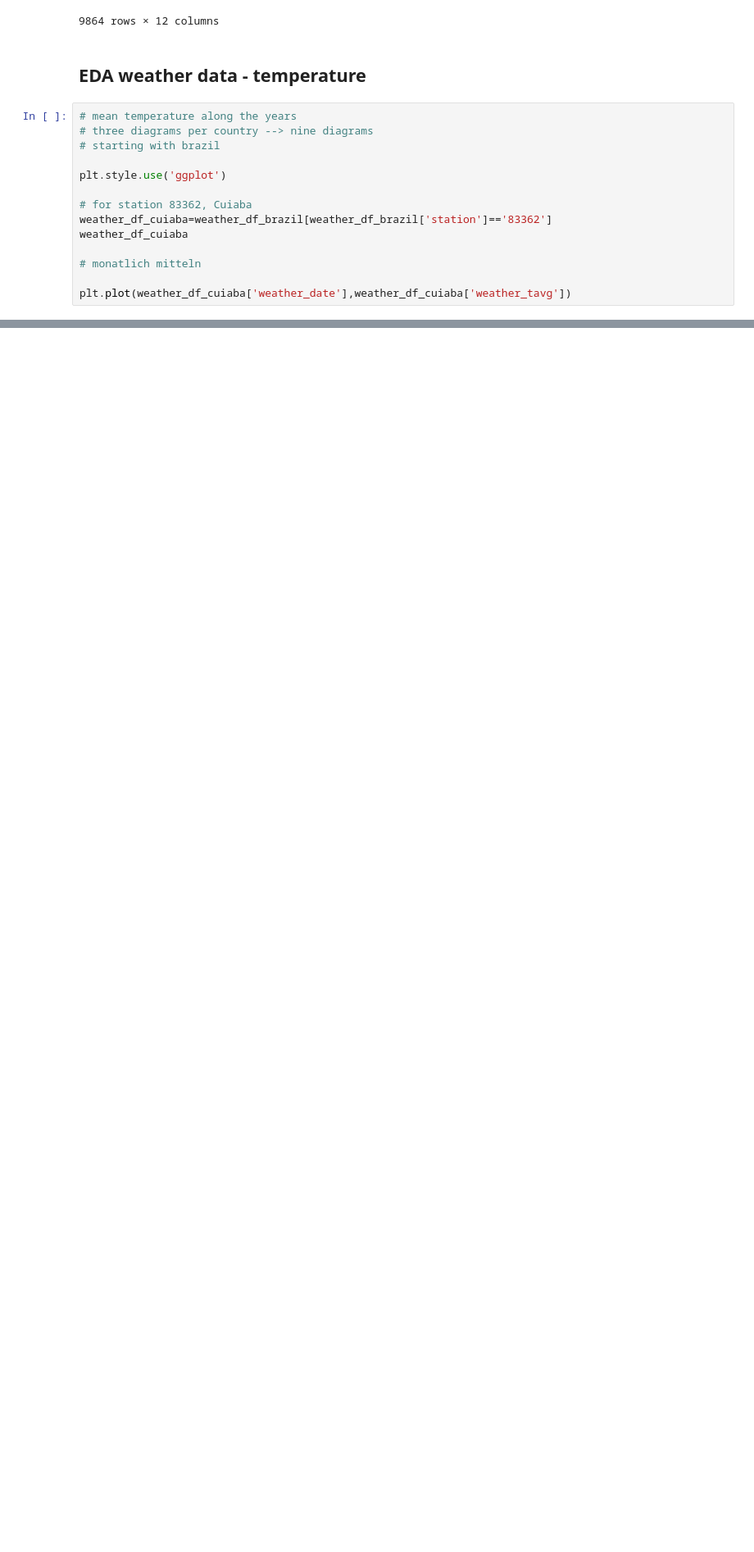
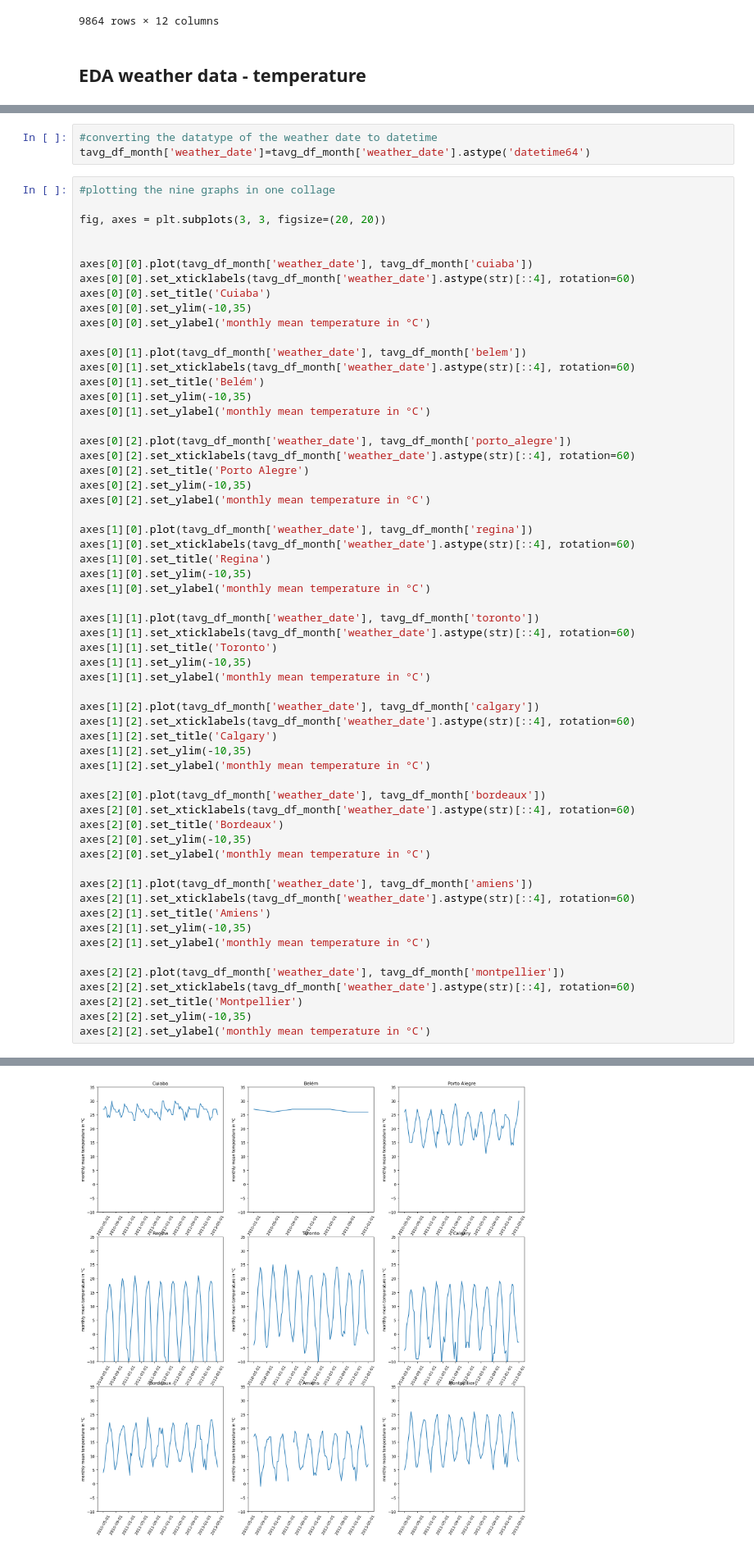
Before and after one commit to ElnazSaeidi/capstone-project-AEJS, a Jupyter notebook: weather_data_anja.ipynb, the cells around one changed output, grey strips where cells are left out. Shown at 82% size. Cells and saved outputs as stored; diff of their text form; blank space fills up the shorter version.

```diff
--- a/weather_data_anja.ipynb
+++ b/weather_data_anja.ipynb
@@ -208,17 +208,3 @@ weather_df_fran
 9864 rows × 12 columns
 # %% [markdown]
 ## EDA weather data - temperature
-# %%
-# mean temperature along the years
-# three diagrams per country --> nine diagrams
-# starting with brazil
-
-plt.style.use('ggplot')
-
-# for station 83362, Cuiaba
-weather_df_cuiaba=weather_df_brazil[weather_df_brazil['station']=='83362']
-weather_df_cuiaba
-
-# monatlich mitteln
-
-plt.plot(weather_df_cuiaba['weather_date'],weather_df_cuiaba['weather_tavg'])
@@ -310,0 +338,63 @@ tavg_df_all
+# %%
+#converting the datatype of the weather date to datetime
+tavg_df_month['weather_date']=tavg_df_month['weather_date'].astype('datetime64')
+# %%
+#plotting the nine graphs in one collage
+
+fig, axes = plt.subplots(3, 3, figsize=(20, 20))
+
+
+axes[0][0].plot(tavg_df_month['weather_date'], tavg_df_month['cuiaba'])
+axes[0][0].set_xticklabels(tavg_df_month['weather_date'].astype(str)[::4], rotation=60)
+axes[0][0].set_title('Cuiaba')
+axes[0][0].set_ylim(-10,35)
+axes[0][0].set_ylabel('monthly mean temperature in °C')
+
+axes[0][1].plot(tavg_df_month['weather_date'], tavg_df_month['belem'])
+axes[0][1].set_xticklabels(tavg_df_month['weather_date'].astype(str)[::4], rotation=60)
+axes[0][1].set_title('Belém')
+axes[0][1].set_ylim(-10,35)
+axes[0][1].set_ylabel('monthly mean temperature in °C')
+
+axes[0][2].plot(tavg_df_month['weather_date'], tavg_df_month['porto_alegre'])
+axes[0][2].set_xticklabels(tavg_df_month['weather_date'].astype(str)[::4], rotation=60)
+axes[0][2].set_title('Porto Alegre')
+axes[0][2].set_ylim(-10,35)
+axes[0][2].set_ylabel('monthly mean temperature in °C')
+
+axes[1][0].plot(tavg_df_month['weather_date'], tavg_df_month['regina'])
+axes[1][0].set_xticklabels(tavg_df_month['weather_date'].astype(str)[::4], rotation=60)
+axes[1][0].set_title('Regina')
+axes[1][0].set_ylim(-10,35)
+axes[1][0].set_ylabel('monthly mean temperature in °C')
+
+axes[1][1].plot(tavg_df_month['weather_date'], tavg_df_month['toronto'])
+axes[1][1].set_xticklabels(tavg_df_month['weather_date'].astype(str)[::4], rotation=60)
+axes[1][1].set_title('Toronto')
+axes[1][1].set_ylim(-10,35)
+axes[1][1].set_ylabel('monthly mean temperature in °C')
+
+axes[1][2].plot(tavg_df_month['weather_date'], tavg_df_month['calgary'])
+axes[1][2].set_xticklabels(tavg_df_month['weather_date'].astype(str)[::4], rotation=60)
+axes[1][2].set_title('Calgary')
+axes[1][2].set_ylim(-10,35)
+axes[1][2].set_ylabel('monthly mean temperature in °C')
+
+axes[2][0].plot(tavg_df_month['weather_date'], tavg_df_month['bordeaux'])
+axes[2][0].set_xticklabels(tavg_df_month['weather_date'].astype(str)[::4], rotation=60)
+axes[2][0].set_title('Bordeaux')
+axes[2][0].set_ylim(-10,35)
+axes[2][0].set_ylabel('monthly mean temperature in °C')
+
+axes[2][1].plot(tavg_df_month['weather_date'], tavg_df_month['amiens'])
+axes[2][1].set_xticklabels(tavg_df_month['weather_date'].astype(str)[::4], rotation=60)
+axes[2][1].set_title('Amiens')
+axes[2][1].set_ylim(-10,35)
+axes[2][1].set_ylabel('monthly mean temperature in °C')
+
+axes[2][2].plot(tavg_df_month['weather_date'], tavg_df_month['montpellier'])
+axes[2][2].set_xticklabels(tavg_df_month['weather_date'].astype(str)[::4], rotation=60)
+axes[2][2].set_title('Montpellier')
+axes[2][2].set_ylim(-10,35)
+axes[2][2].set_ylabel('monthly mean temperature in °C')
+# %% [output]
@@ -310,0 +402 @@ tavg_df_all
+[figure, added]
```
Also changed, not shown: parts of 15 cells of this notebook.
